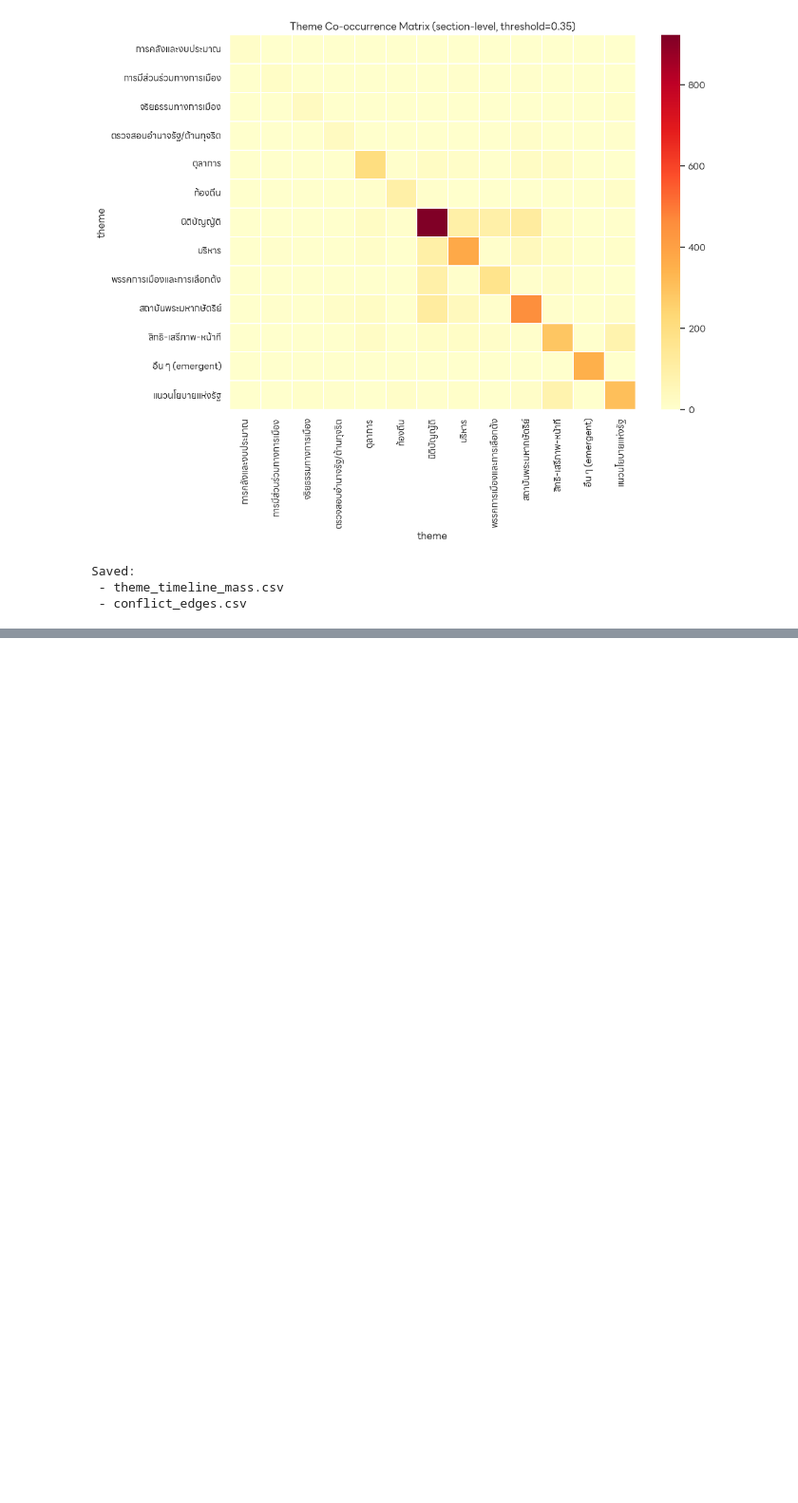
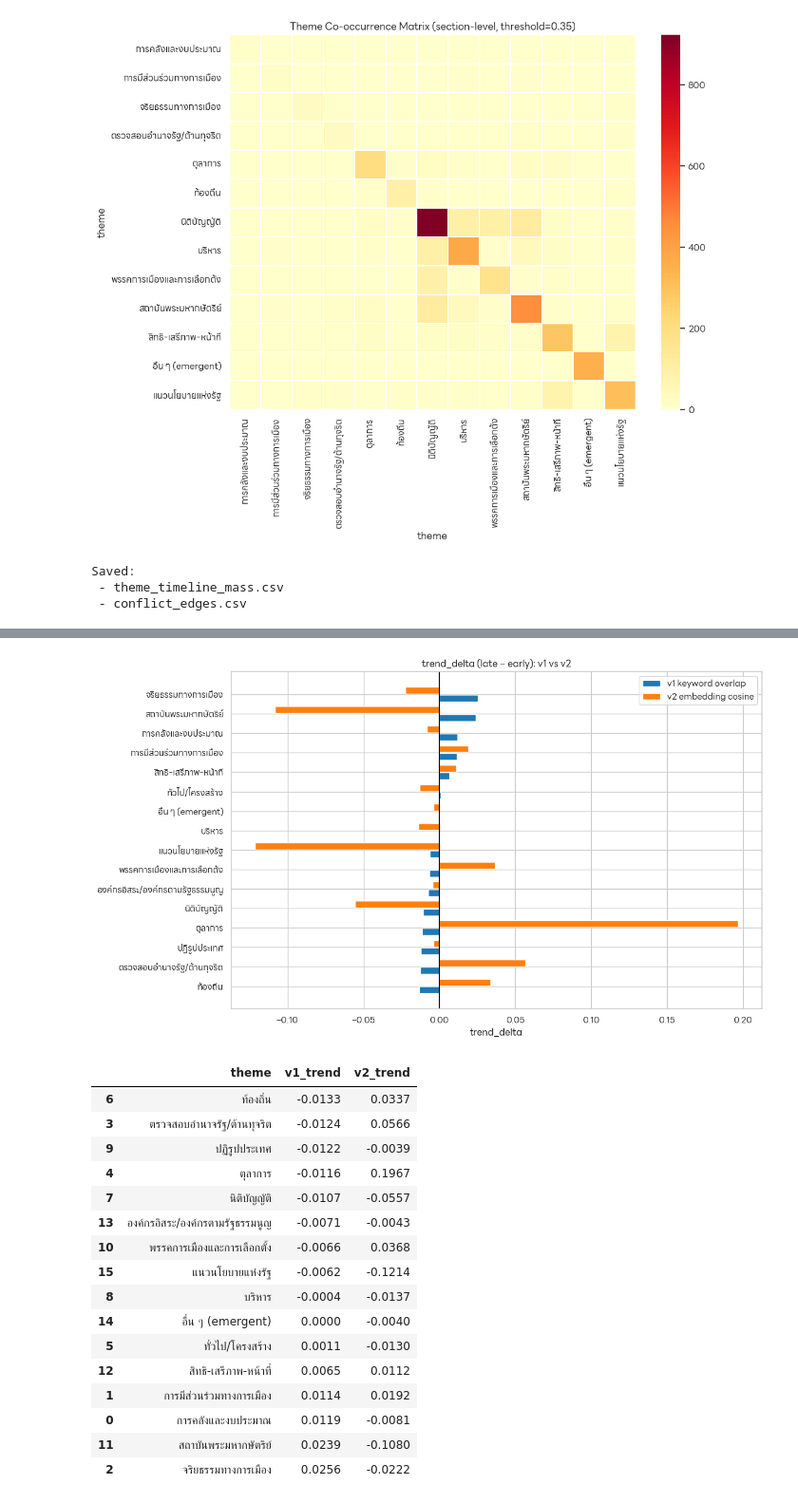
Before and after one commit to MadMax168/Data-Modeling-Project, a Jupyter notebook: 03_data_preparation/04_topic_mod/attempt3/topic_modeling_wangchanberta_guided_attempt3.ipynb, the cells around one changed output, grey strips where cells are left out. Shown at 95% size. Drawn from its saved outputs; the diff is of its cells as text; code cells hidden in the pictures; blank space fills up the shorter version.

```diff
--- a/03_data_preparation/04_topic_mod/attempt3/topic_modeling_wangchanberta_guided_attempt3.ipynb
+++ b/03_data_preparation/04_topic_mod/attempt3/topic_modeling_wangchanberta_guided_attempt3.ipynb
@@ -479,0 +691,54 @@ Saved:
+# %%
+# --- dynamic summary v2 ---
+tmp2 = section_theme_scores_v2.copy()
+q1 = np.percentile(tmp2['year_th'], 35)
+q2 = np.percentile(tmp2['year_th'], 65)
+
+first2 = tmp2[tmp2['year_th'] <= q1].groupby('theme')['theme_score'].sum()
+last2  = tmp2[tmp2['year_th'] >= q2].groupby('theme')['theme_score'].sum()
+
+dyn2 = pd.concat([first2.rename('first_mass'), last2.rename('last_mass')], axis=1).fillna(0.0).reset_index()
+dyn2['first_ratio'] = dyn2['first_mass'] / max(dyn2['first_mass'].sum(), 1e-9)
+dyn2['last_ratio']  = dyn2['last_mass']  / max(dyn2['last_mass'].sum(),  1e-9)
+dyn2['trend_delta'] = dyn2['last_ratio'] - dyn2['first_ratio']
+dyn2 = dyn2.sort_values('trend_delta')
+
+# compare trend_delta v1 vs v2
+compare_dyn = dyn[['theme', 'trend_delta']].rename(columns={'trend_delta': 'v1_trend'}).merge(
+    dyn2[['theme', 'trend_delta']].rename(columns={'trend_delta': 'v2_trend'}),
+    on='theme', how='outer'
+).fillna(0).sort_values('v1_trend')
+
+fig, ax = plt.subplots(figsize=(12, 7))
+y = range(len(compare_dyn))
+ax.barh([i - 0.2 for i in y], compare_dyn['v1_trend'], height=0.35, label='v1 keyword overlap', color='#1f77b4')
+ax.barh([i + 0.2 for i in y], compare_dyn['v2_trend'], height=0.35, label='v2 embedding cosine', color='#ff7f0e')
+ax.set_yticks(list(y))
+ax.set_yticklabels(compare_dyn['theme'])
+ax.axvline(0, color='black', linewidth=1)
+ax.set_title('trend_delta (late − early): v1 vs v2')
+ax.set_xlabel('trend_delta')
+ax.legend()
+plt.tight_layout()
+plt.show()
+
+compare_dyn.round(4)
+# %% [output]
+[figure, added]
+|  | theme | v1_trend | v2_trend |
+| 6 | ท้องถิ่น | -0.0133 | 0.0337 |
+| 3 | ตรวจสอบอำนาจรัฐ/ต้านทุจริต | -0.0124 | 0.0566 |
+| 9 | ปฏิรูปประเทศ | -0.0122 | -0.0039 |
+| 4 | ตุลาการ | -0.0116 | 0.1967 |
+| 7 | นิติบัญญัติ | -0.0107 | -0.0557 |
+| 13 | องค์กรอิสระ/องค์กรตามรัฐธรรมนูญ | -0.0071 | -0.0043 |
+| 10 | พรรคการเมืองและการเลือกตั้ง | -0.0066 | 0.0368 |
+| 15 | แนวนโยบายแห่งรัฐ | -0.0062 | -0.1214 |
+| 8 | บริหาร | -0.0004 | -0.0137 |
+| 14 | อื่น ๆ (emergent) | 0.0000 | -0.0040 |
+| 5 | ทั่วไป/โครงสร้าง | 0.0011 | -0.0130 |
+| 12 | สิทธิ-เสรีภาพ-หน้าที่ | 0.0065 | 0.0112 |
+| 1 | การมีส่วนร่วมทางการเมือง | 0.0114 | 0.0192 |
+| 0 | การคลังและงบประมาณ | 0.0119 | -0.0081 |
+| 11 | สถาบันพระมหากษัตริย์ | 0.0239 | -0.1080 |
+| 2 | จริยธรรมทางการเมือง | 0.0256 | -0.0222 |
```
Also changed, not shown: parts of 9 cells of this notebook, 9 other files.
